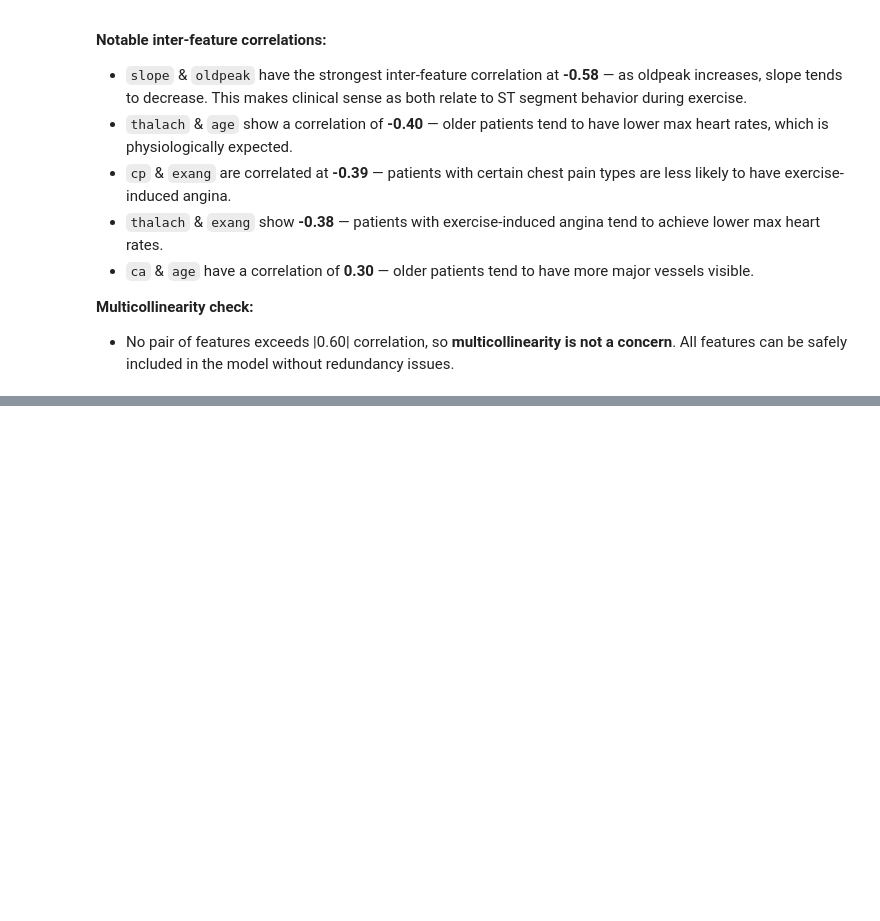
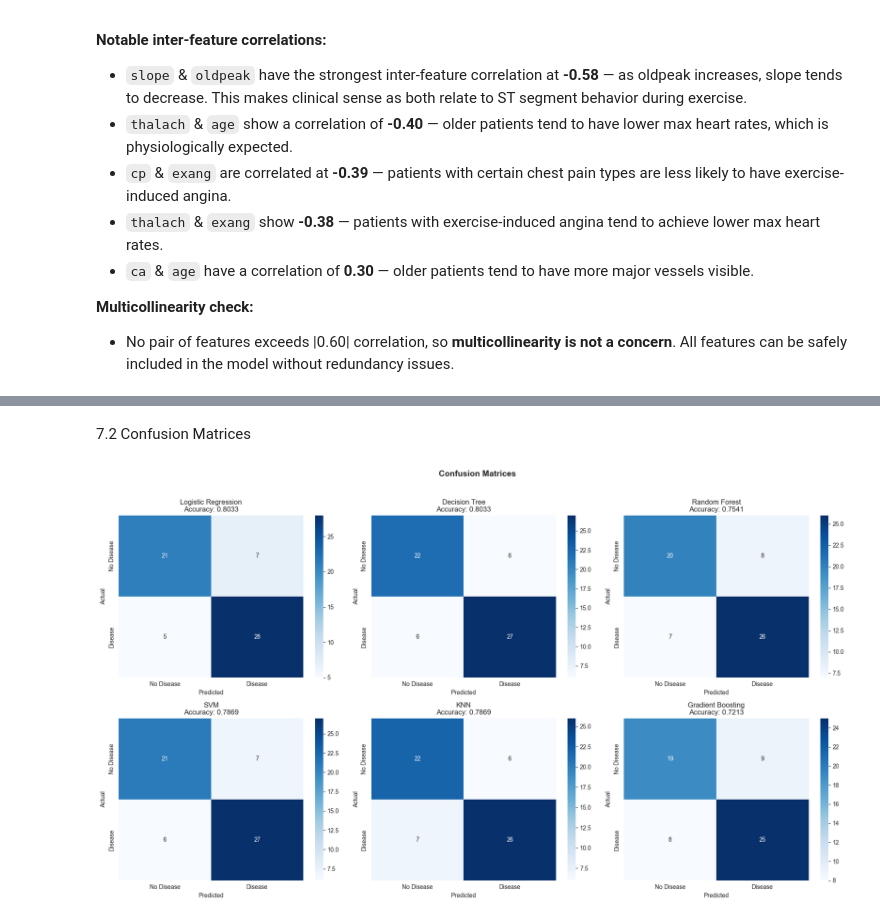
Before and after one commit to 4s-nexus-repo/AI_ML_Exercises, a Jupyter notebook: CardioAssist/notebook/heart_disease_prediction.ipynb, the cells around one changed output, grey strips where cells are left out. Saved outputs shown, nothing was run; the diff lists cells and outputs as text; code cells hidden in the pictures; blank space fills up the shorter version.

Commit message:
Adding heart disease notebok

```diff
--- a/CardioAssist/notebook/heart_disease_prediction.ipynb
+++ b/CardioAssist/notebook/heart_disease_prediction.ipynb
@@ -393,0 +570,12 @@ exang      -0.435601
+# %%
+scaler = StandardScaler()
+
+X_train_scaled = X_train.copy()
+X_test_scaled = X_test.copy()
+
+# Scale only the continuous features
+X_train_scaled[continuous_features] = scaler.fit_transform(X_train[continuous_features])
+X_test_scaled[continuous_features] = scaler.transform(X_test[continuous_features])
+
+print("Scaled training data sample:")
+X_train_scaled.head()
@@ -393,0 +963,7 @@ exang      -0.435601
+# %%
+for name, res in results.items():
+    print(f"{'='*50}")
+    print(f"Classification Report — {name}")
+    print(f"{'='*50}")
+    print(classification_report(y_test, res['y_pred'], target_names=['No Disease', 'Disease']))
+    print()
@@ -393,0 +1015,27 @@ exang      -0.435601
+# %% [markdown]
+7.2 Confusion Matrices
+# %%
+n_models = len(results)
+n_cols = min(n_models, 3)
+n_rows = (n_models + n_cols - 1) // n_cols
+fig, axes = plt.subplots(n_rows, n_cols, figsize=(6 * n_cols, 5 * n_rows))
+axes = axes.flatten() if n_models > 1 else [axes]
+
+for i, (name, res) in enumerate(results.items()):
+    cm = confusion_matrix(y_test, res['y_pred'])
+    sns.heatmap(cm, annot=True, fmt='d', cmap='Blues', ax=axes[i],
+                xticklabels=['No Disease', 'Disease'],
+                yticklabels=['No Disease', 'Disease'])
+    axes[i].set_title(f'{name}\nAccuracy: {res["accuracy"]:.4f}')
+    axes[i].set_xlabel('Predicted')
+    axes[i].set_ylabel('Actual')
+
+# Hide unused subplots
+for j in range(n_models, len(axes)):
+    axes[j].set_visible(False)
+
+plt.suptitle('Confusion Matrices', fontsize=14, fontweight='bold', y=1.02)
+plt.tight_layout()
+plt.show()
+# %% [output]
+[figure, added]
```
Also changed, not shown: parts of 82 cells of this notebook.
